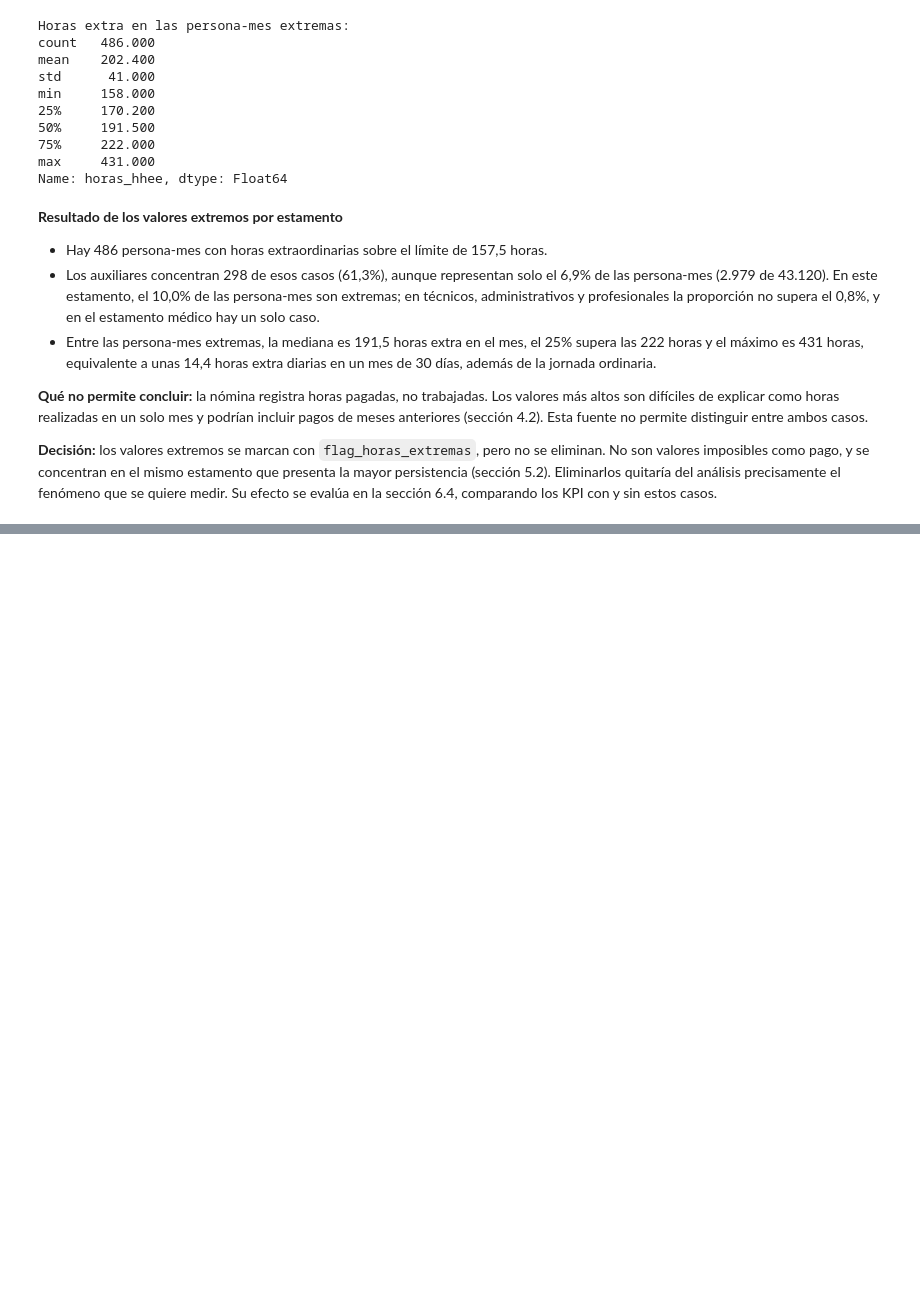
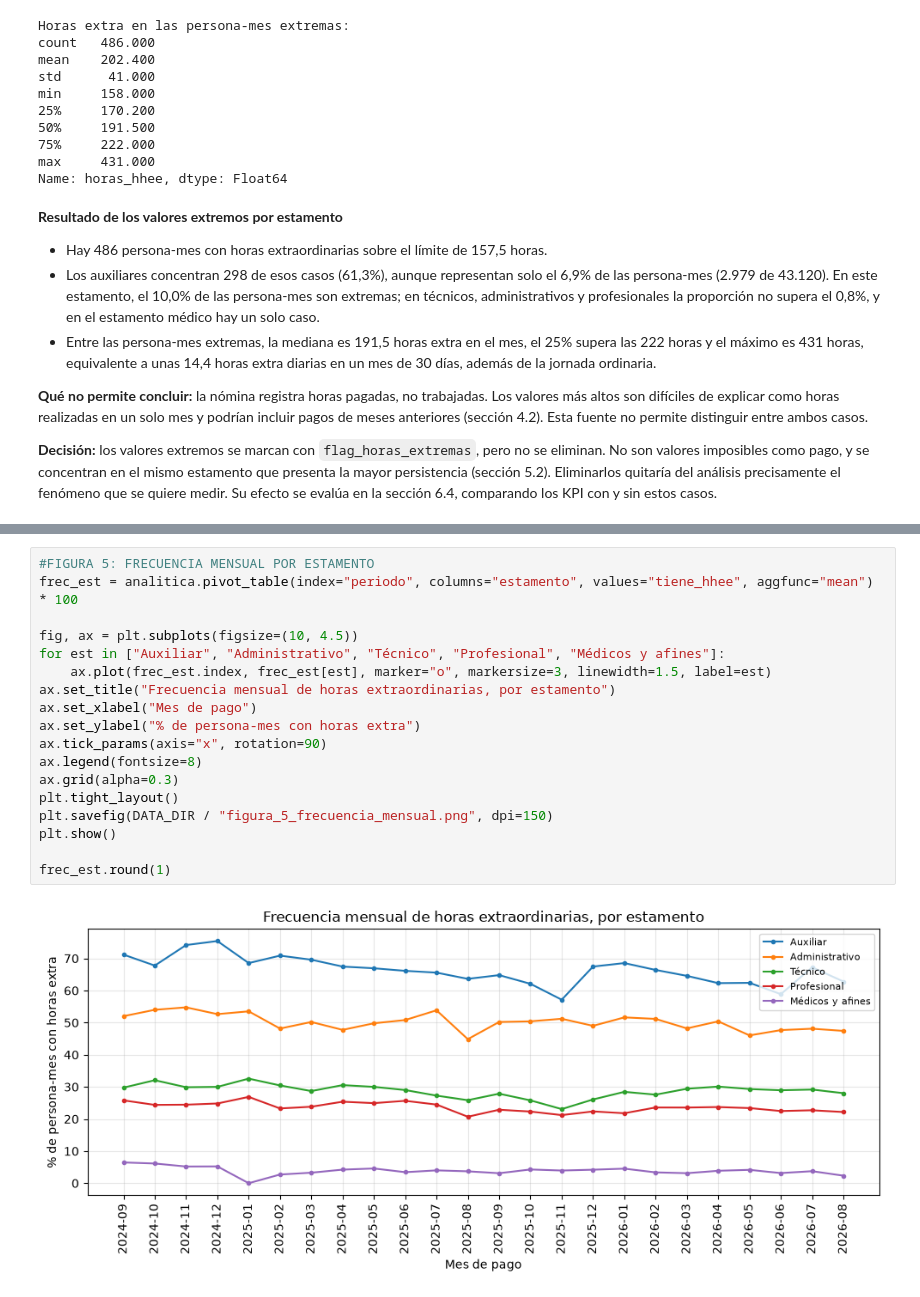
Before and after one commit to josenaxo/Proyecto-Business, a Jupyter notebook: Analysis/EDA.ipynb, the cells around one changed output, grey strips where cells are left out. Drawn from its saved outputs; the diff is of its cells as text; blank space fills up the shorter version.

```diff
--- a/Analysis/EDA.ipynb
+++ b/Analysis/EDA.ipynb
@@ -1016,0 +1352,20 @@ Name: horas_hhee, dtype: Float64
+# %%
+#FIGURA 5: FRECUENCIA MENSUAL POR ESTAMENTO
+frec_est = analitica.pivot_table(index="periodo", columns="estamento", values="tiene_hhee", aggfunc="mean") * 100
+
+fig, ax = plt.subplots(figsize=(10, 4.5))
+for est in ["Auxiliar", "Administrativo", "Técnico", "Profesional", "Médicos y afines"]:
+    ax.plot(frec_est.index, frec_est[est], marker="o", markersize=3, linewidth=1.5, label=est)
+ax.set_title("Frecuencia mensual de horas extraordinarias, por estamento")
+ax.set_xlabel("Mes de pago")
+ax.set_ylabel("% de persona-mes con horas extra")
+ax.tick_params(axis="x", rotation=90)
+ax.legend(fontsize=8)
+ax.grid(alpha=0.3)
+plt.tight_layout()
+plt.savefig(DATA_DIR / "figura_5_frecuencia_mensual.png", dpi=150)
+plt.show()
+
+frec_est.round(1)
+# %% [output]
+[figure, added]
```
Also changed, not shown: parts of 26 cells of this notebook, 8 other files.
